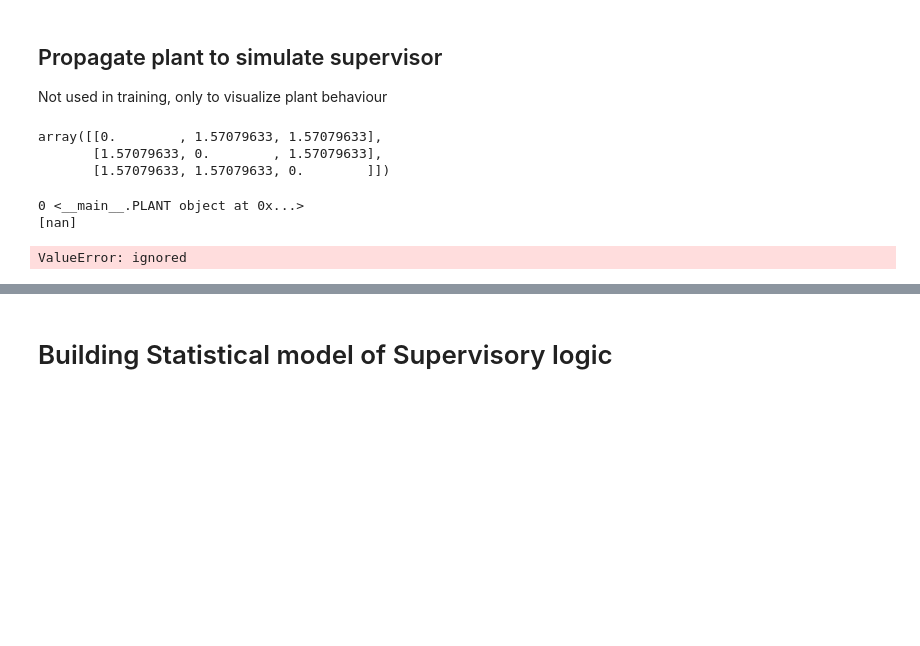
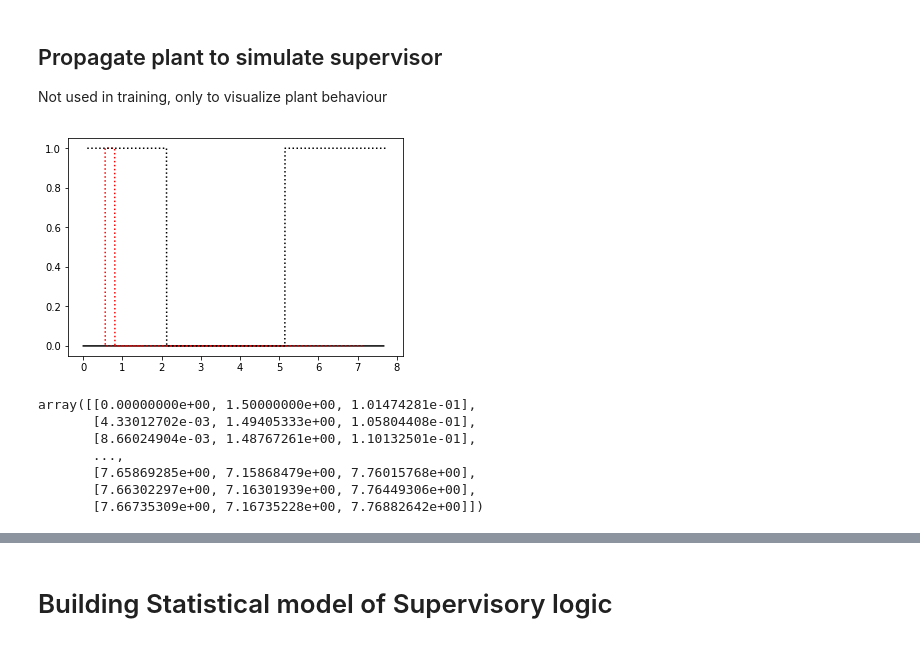
Before and after one commit to omanshuthapliyal/formationControl, a Jupyter notebook: SupervisoryControlAttack_formation_of_robots.ipynb, the cells around one changed output, grey strips where cells are left out. Drawn from its saved outputs; the diff is of its cells as text; code cells hidden in the pictures; blank space fills up the shorter version.

```diff
--- a/SupervisoryControlAttack_formation_of_robots.ipynb
+++ b/SupervisoryControlAttack_formation_of_robots.ipynb
@@ -159,26 +187,34 @@ yHISTORY = np.zeros_like(xHISTORY)
-# %%
-ROBOTS[2].psi_des
-# %% [output]
-array([[0.        , 1.57079633, 1.57079633],
-       [1.57079633, 0.        , 1.57079633],
-       [1.57079633, 1.57079633, 0.        ]])
-# %%
-xHISTORY[0][0] = 0
-xHISTORY[0][1] = 1.5
-xHISTORY[0][2] = 0.2
-xHISTORY[0][0] = 0
-xHISTORY[0][1] = 0
-xHISTORY[0][2] = 2
-for t in range(tHISTORY.size):
-  for i in range(3):
-    print(i, ROBOTS[i])
-    ROBOTS[i].propagate(SUP, i, dT)
-    xHISTORY[t+1][i] = ROBOTS[i].x[i]
-    yHISTORY[t+1][i] = ROBOTS[i].y[i]
-
-for i in range(3):
-    ax = plt.plot(xHISTORY[:][i], yHISTORY[:][i])
-# %% [output]
-0 <__main__.PLANT object at 0x...>
-[nan]
-ValueError: ignored
+# %%
+# Initial parameters for running plant
+ROBOTS = PLANT()
+tSim = 10*pi
+SUPER = supervisor()
+tHISTORY = np.zeros((int(tSim/ROBOTS.dt)+1,1))
+xHISTORY = np.zeros((tHISTORY.size,3))
+yHISTORY = np.zeros_like(xHISTORY)
+thetaHISTORY = np.zeros_like(xHISTORY)
+
+for t in range(tHISTORY.size):
+# Looping across time
+  for i in range(3):
+    # Looping over robots
+    xHISTORY[t][i] = ROBOTS.x[i]
+    yHISTORY[t][i] = ROBOTS.y[i]
+    thetaHISTORY[t][i] = ROBOTS.theta[i]
+    ROBOTS.propagate(SUPER,i)
+  ROBOTS.t += ROBOTS.dt
+
+# Plotting trajectories:
+colors = ['k-','r:','k:']
+for i in range(3):
+  plt.plot(xHISTORY[:,i],yHISTORY[:,i],colors[i])
+plt.show()
+# %% [output]
+[figure, added]
+array([[0.00000000e+00, 1.50000000e+00, 1.01474281e-01],
+       [4.33012702e-03, 1.49405333e+00, 1.05804408e-01],
+       [8.66024904e-03, 1.48767261e+00, 1.10132501e-01],
+       ...,
+       [7.65869285e+00, 7.15868479e+00, 7.76015768e+00],
+       [7.66302297e+00, 7.16301939e+00, 7.76449306e+00],
+       [7.66735309e+00, 7.16735228e+00, 7.76882642e+00]])
```
Also changed, not shown: parts of 8 cells of this notebook.
